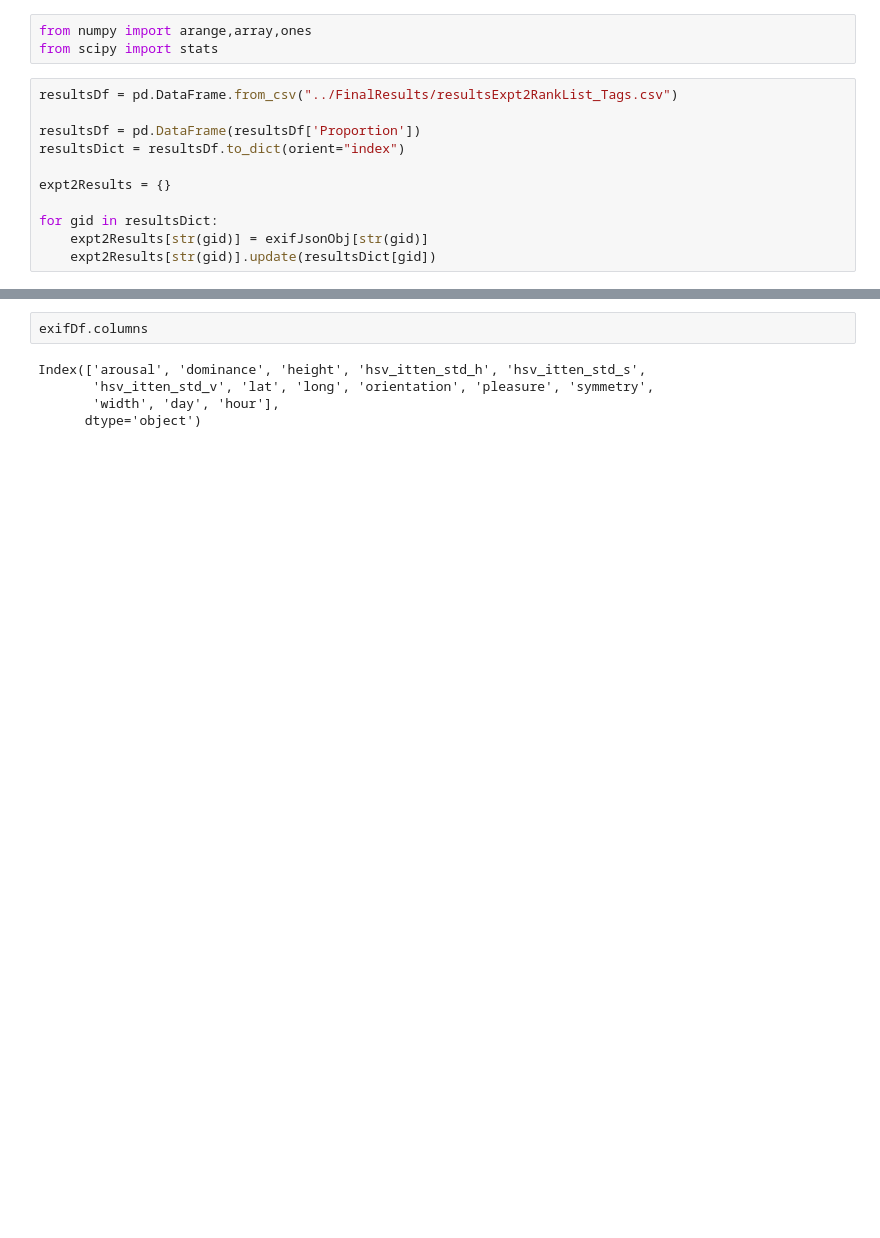
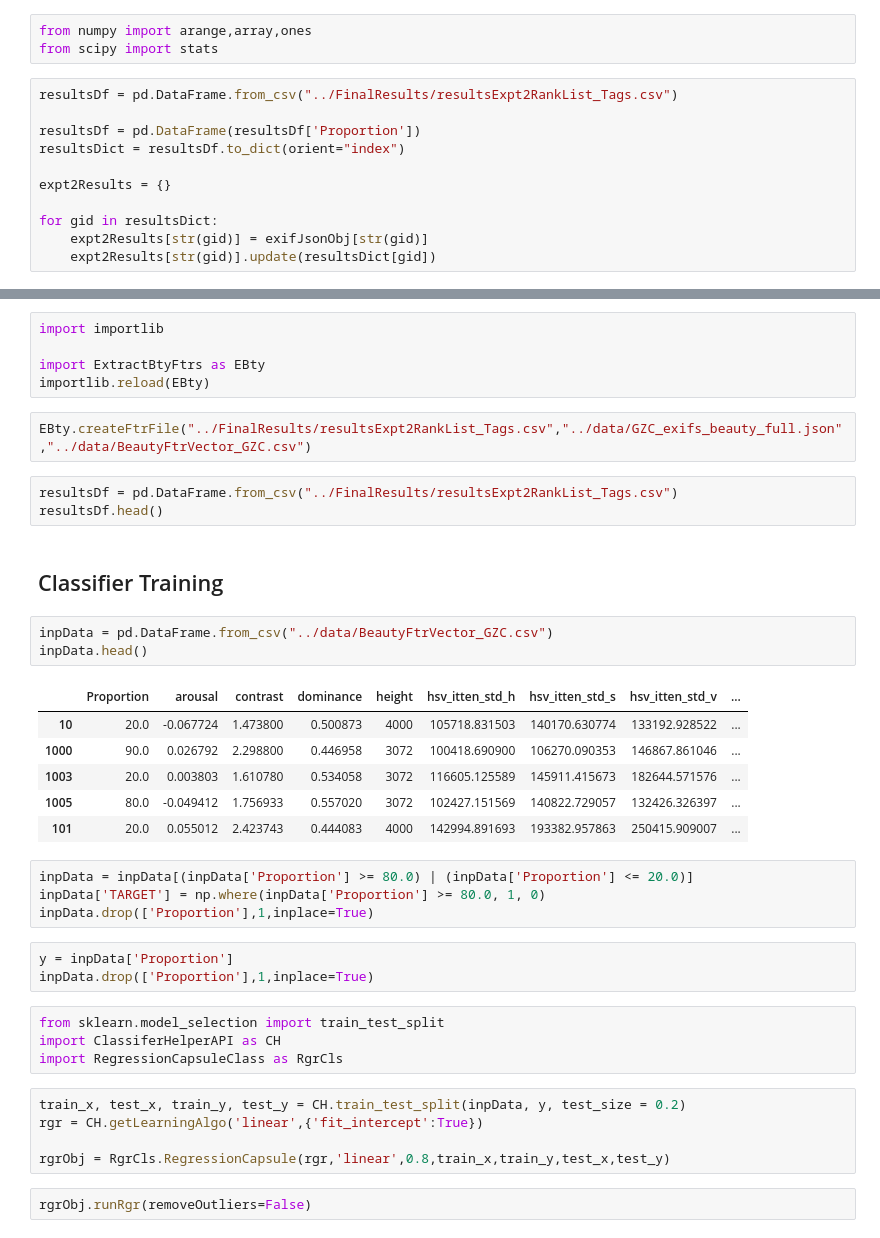
Before and after one commit to smenon8/AnimalWildlifeEstimator, a Jupyter notebook: Notebooks/ExplaratoryDataAnalysisNewFtrs.ipynb, the cells around one changed output, grey strips where cells are left out. Drawn from its saved outputs; the diff is of its cells as text; blank space fills up the shorter version.

Commit message:
Classifier performance with only beauty attributes

```diff
--- a/Notebooks/ExplaratoryDataAnalysisNewFtrs.ipynb
+++ b/Notebooks/ExplaratoryDataAnalysisNewFtrs.ipynb
@@ -239,7 +189,40 @@ dtype: float64
-# %%
-exifDf.columns
-# %% [output]
-Index(['arousal', 'dominance', 'height', 'hsv_itten_std_h', 'hsv_itten_std_s',
-       'hsv_itten_std_v', 'lat', 'long', 'orientation', 'pleasure', 'symmetry',
-       'width', 'day', 'hour'],
-      dtype='object')
+# %%
+import importlib
+
+import ExtractBtyFtrs as EBty
+importlib.reload(EBty)
+# %%
+EBty.createFtrFile("../FinalResults/resultsExpt2RankList_Tags.csv","../data/GZC_exifs_beauty_full.json","../data/BeautyFtrVector_GZC.csv")
+# %%
+resultsDf = pd.DataFrame.from_csv("../FinalResults/resultsExpt2RankList_Tags.csv")
+resultsDf.head()
+# %% [markdown]
+## Classifier Training
+# %%
+inpData = pd.DataFrame.from_csv("../data/BeautyFtrVector_GZC.csv")
+inpData.head()
+# %% [output]
+|  | Proportion | arousal | contrast | dominance | height | hsv_itten_std_h | hsv_itten_std_s | hsv_itten_std_v | ... |
+| 10 | 20.0 | -0.067724 | 1.473800 | 0.500873 | 4000 | 105718.831503 | 140170.630774 | 133192.928522 | ... |
+| 1000 | 90.0 | 0.026792 | 2.298800 | 0.446958 | 3072 | 100418.690900 | 106270.090353 | 146867.861046 | ... |
+| 1003 | 20.0 | 0.003803 | 1.610780 | 0.534058 | 3072 | 116605.125589 | 145911.415673 | 182644.571576 | ... |
+| 1005 | 80.0 | -0.049412 | 1.756933 | 0.557020 | 3072 | 102427.151569 | 140822.729057 | 132426.326397 | ... |
+| 101 | 20.0 | 0.055012 | 2.423743 | 0.444083 | 4000 | 142994.891693 | 193382.957863 | 250415.909007 | ... |
+# %%
+inpData = inpData[(inpData['Proportion'] >= 80.0) | (inpData['Proportion'] <= 20.0)]
+inpData['TARGET'] = np.where(inpData['Proportion'] >= 80.0, 1, 0)
+inpData.drop(['Proportion'],1,inplace=True)
+# %%
+y = inpData['Proportion']
+inpData.drop(['Proportion'],1,inplace=True)
+# %%
+from sklearn.model_selection import train_test_split
+import ClassiferHelperAPI as CH
+import RegressionCapsuleClass as RgrCls
+# %%
+train_x, test_x, train_y, test_y = CH.train_test_split(inpData, y, test_size = 0.2)
+rgr = CH.getLearningAlgo('linear',{'fit_intercept':True})
+
+rgrObj = RgrCls.RegressionCapsule(rgr,'linear',0.8,train_x,train_y,test_x,test_y)
+# %%
+rgrObj.runRgr(removeOutliers=False)
```
Also changed, not shown: parts of 15 cells of this notebook, 13 other files.
